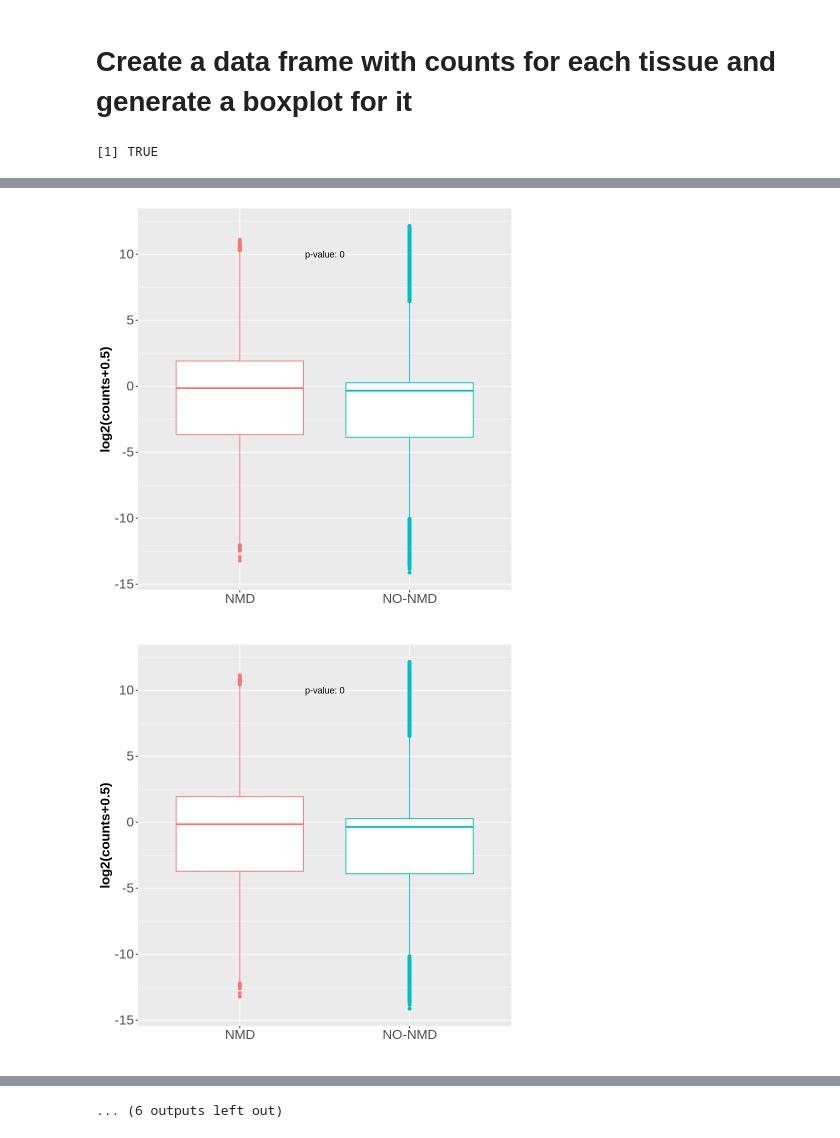
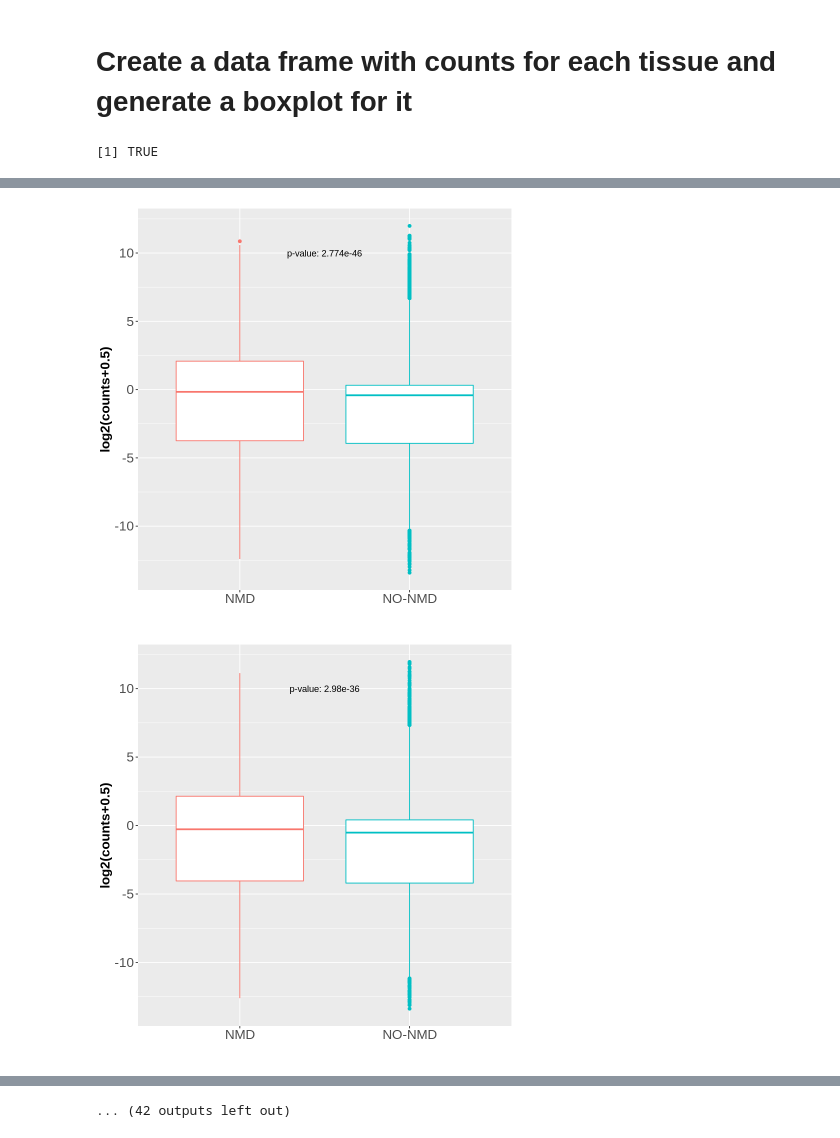
Before and after one commit to TheJacksonLaboratory/sbas, a Jupyter notebook: jupyter/NMD-plot.ipynb, the cells around one changed output, grey strips where cells are left out. Drawn from its saved outputs; the diff is of its cells as text; code cells hidden in the pictures.

```diff
--- a/jupyter/NMD-plot.ipynb
+++ b/jupyter/NMD-plot.ipynb
@@ -72,9 +72,9 @@ for (tissue in unique(snakecase::to_snake_case(meta.data$SMTSD)))
                         log2(inc.counts[,colnames(inc.counts) %in% tissue.meta.data$SRR]+0.5)
 
 
-    df<-rbind(df,data.frame(type=c(ifelse(as.numeric(nmd.tab$num.nmd)>0,'NMD','NO-NMD')),
+    df<-data.frame(type=c(ifelse(as.numeric(nmd.tab$num.nmd)>0,'NMD','NO-NMD')),
 
-                            log2counts=c(rowMeans(skip.inc.count.ratio))))
+                            log2counts=c(rowMeans(skip.inc.count.ratio)))
 
 
     pval<-wilcox.test(df$log2counts[df$type=='NMD'],df$log2counts[df$type=='NO-NMD'],paired=F)$p.value
@@ -97,2 +97,2 @@ for (tissue in unique(snakecase::to_snake_case(meta.data$SMTSD)))
-[figure, old version]
+[figure, new version]
-[figure, old version]
+[figure, new version]
@@ -101 +101 @@ for (tissue in unique(snakecase::to_snake_case(meta.data$SMTSD)))
-... (6 outputs left out)
+... (42 outputs left out)
```
Also changed, not shown: parts of 1 cell of this notebook.
